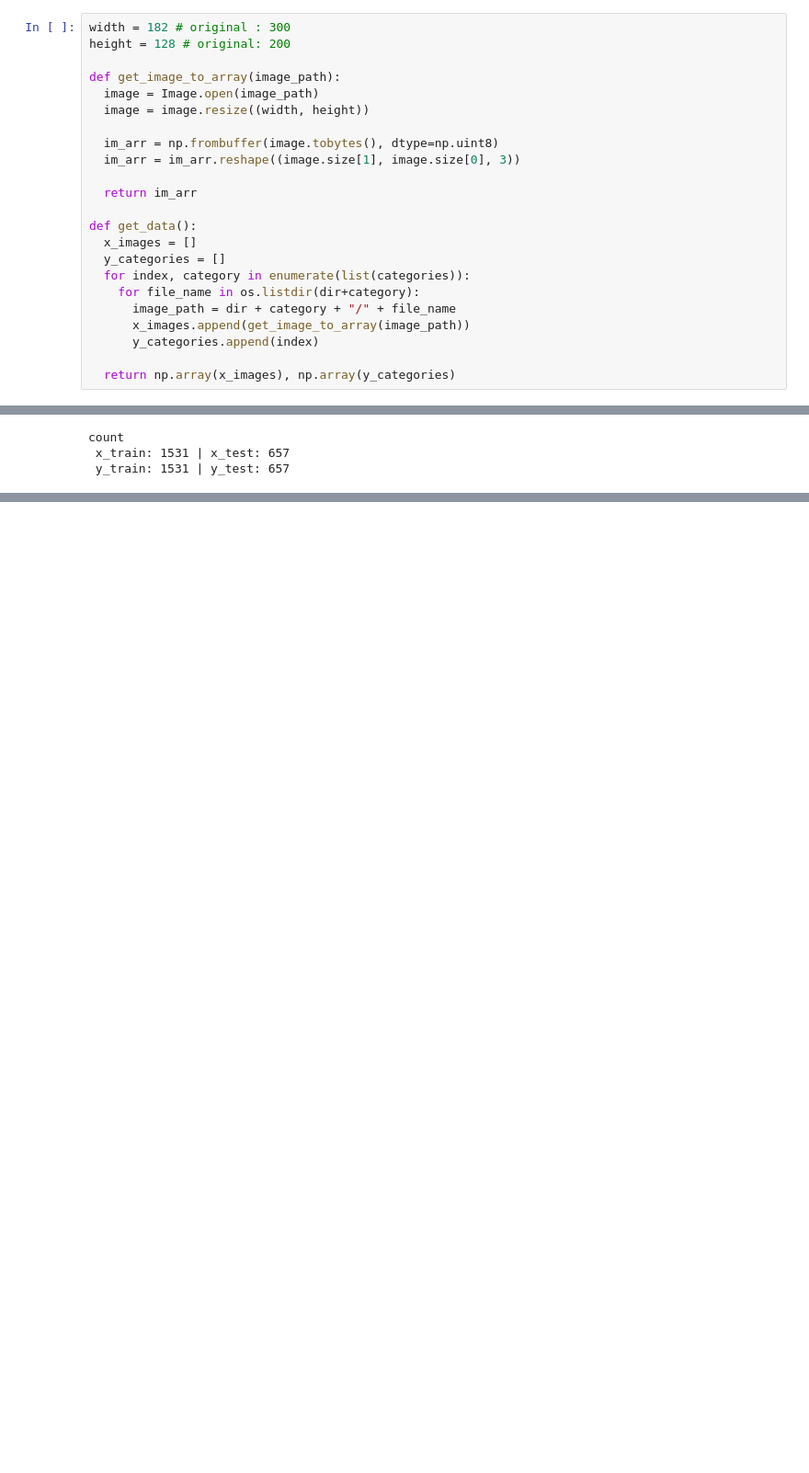
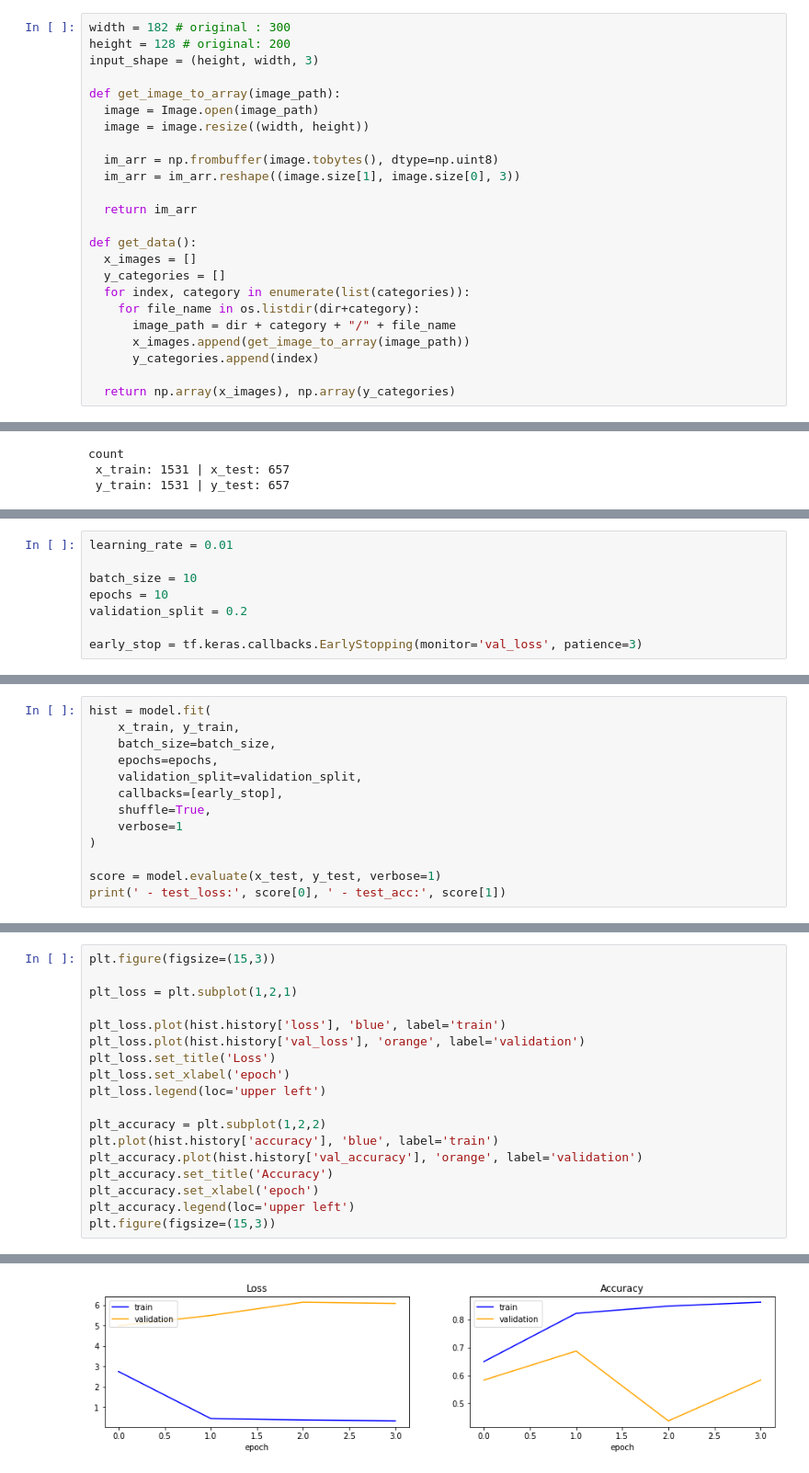
Before and after one commit to Jinops/cnn-rps-game, a Jupyter notebook: cnn_model.ipynb, the cells around one changed output, grey strips where cells are left out. Shown: that part at 92% size. Cells and saved outputs as stored; diff of their text form; blank space fills up the shorter version.

Commit message:
[feature] Add basic model (from MNIST example)

```diff
--- a/cnn_model.ipynb
+++ b/cnn_model.ipynb
@@ -22,6 +24,7 @@ Drive already mounted at /content/gdrive; to attempt to forcibly remount, call d
 # %%
 width = 182 # original : 300
 height = 128 # original: 200
+input_shape = (height, width, 3)
 
 def get_image_to_array(image_path):
   image = Image.open(image_path)
@@ -75,0 +81,8 @@ count
+# %%
+learning_rate = 0.01
+
+batch_size = 10
+epochs = 10
+validation_split = 0.2
+
+early_stop = tf.keras.callbacks.EarlyStopping(monitor='val_loss', patience=3)
@@ -75,0 +111,13 @@ count
+# %%
+hist = model.fit(
+    x_train, y_train,
+    batch_size=batch_size,
+    epochs=epochs,
+    validation_split=validation_split,
+    callbacks=[early_stop],
+    shuffle=True,
+    verbose=1
+)
+
+score = model.evaluate(x_test, y_test, verbose=1)
+print(' - test_loss:', score[0], ' - test_acc:', score[1])
@@ -75,0 +135,19 @@ count
+# %%
+plt.figure(figsize=(15,3))
+
+plt_loss = plt.subplot(1,2,1)
+
+plt_loss.plot(hist.history['loss'], 'blue', label='train')
+plt_loss.plot(hist.history['val_loss'], 'orange', label='validation')
+plt_loss.set_title('Loss')
+plt_loss.set_xlabel('epoch')
+plt_loss.legend(loc='upper left')
+
+plt_accuracy = plt.subplot(1,2,2)
+plt.plot(hist.history['accuracy'], 'blue', label='train')
+plt_accuracy.plot(hist.history['val_accuracy'], 'orange', label='validation')
+plt_accuracy.set_title('Accuracy')
+plt_accuracy.set_xlabel('epoch')
+plt_accuracy.legend(loc='upper left')
+plt.figure(figsize=(15,3))
+# %% [output]
@@ -75,0 +155 @@ count
+[figure, added]
```
Also changed, not shown: parts of 5 cells of this notebook.
